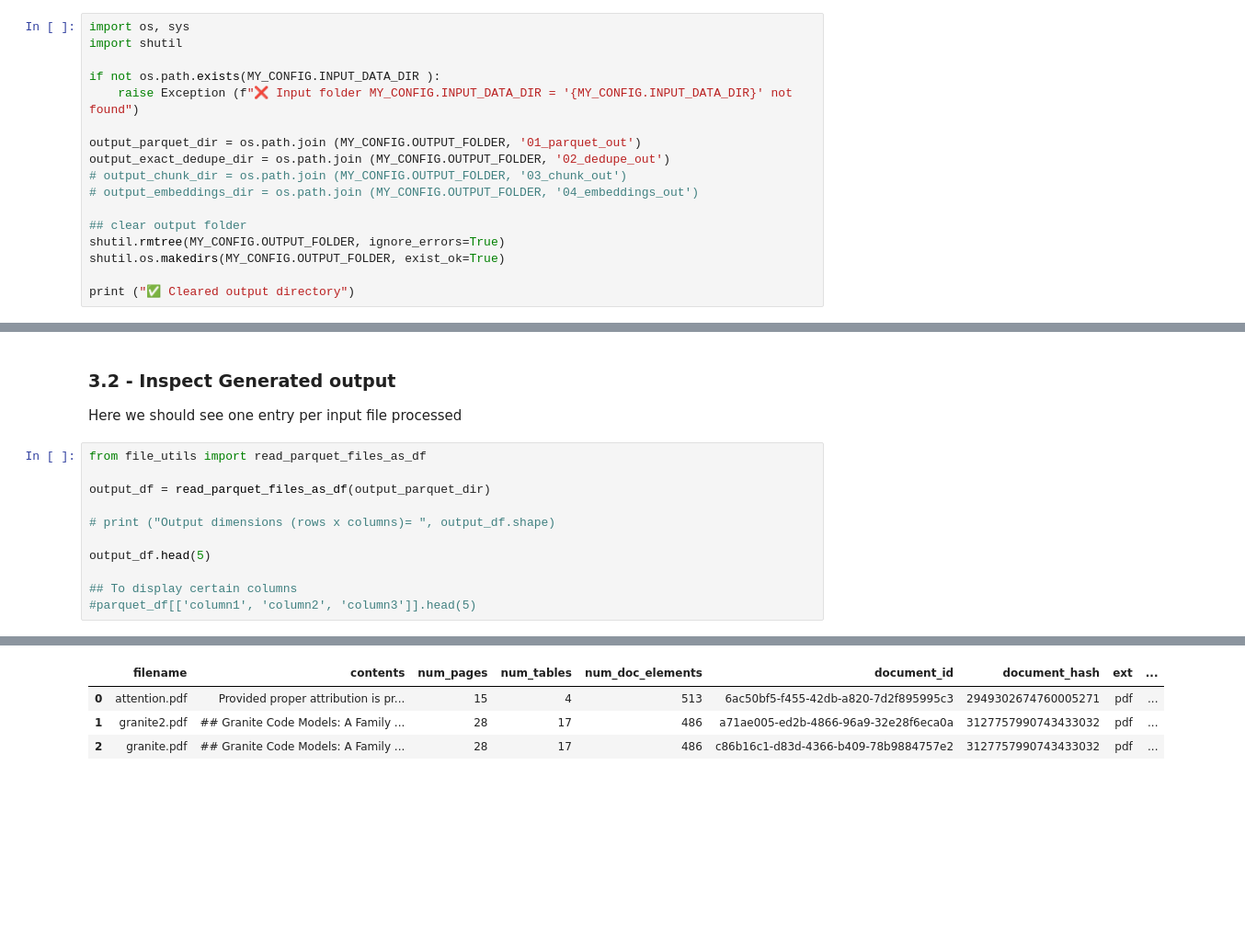
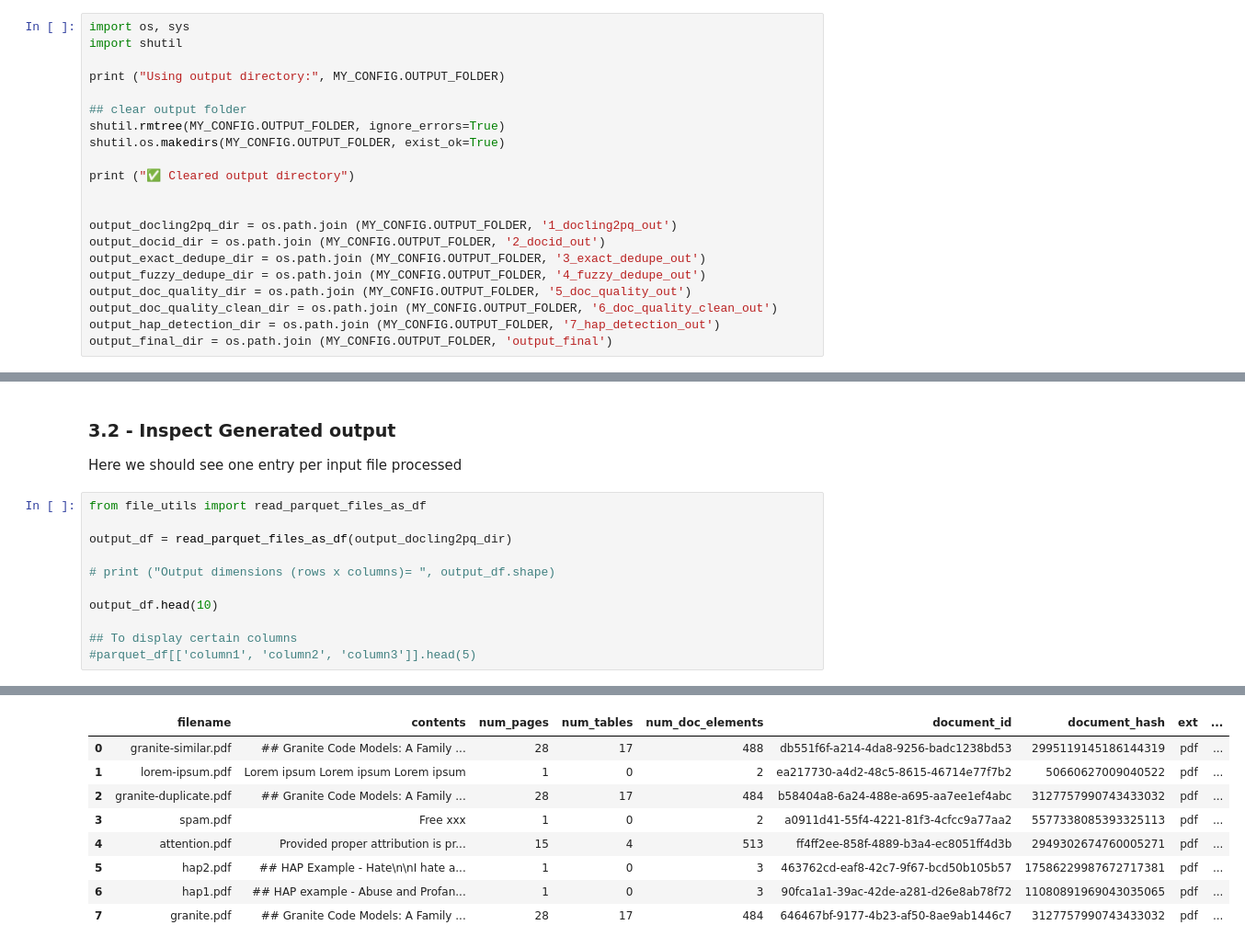
Before and after one commit to sujee/data-prep-kit-examples, a Jupyter notebook: rag-pdf-1/1_dpk_process_python.ipynb, the cells around one changed output, grey strips where cells are left out. Shown at 92% size. Drawn from its saved outputs; the diff is of its cells as text; blank space fills up the shorter version.

Commit message:
big update to rag-pdf-1
- adding more variety of data to illustrate dpk capabilities
- using LiteLLM for running remote embeddings
- updated docs

```diff
--- a/rag-pdf-1/1_dpk_process_python.ipynb
+++ b/rag-pdf-1/1_dpk_process_python.ipynb
@@ -67,17 +66,21 @@ Using input data: ../data/papers
 import os, sys
 import shutil
 
-if not os.path.exists(MY_CONFIG.INPUT_DATA_DIR ):
-    raise Exception (f"❌ Input folder MY_CONFIG.INPUT_DATA_DIR = '{MY_CONFIG.INPUT_DATA_DIR}' not found")
-
-output_parquet_dir = os.path.join (MY_CONFIG.OUTPUT_FOLDER, '01_parquet_out')
-output_exact_dedupe_dir = os.path.join (MY_CONFIG.OUTPUT_FOLDER, '02_dedupe_out')
-# output_chunk_dir = os.path.join (MY_CONFIG.OUTPUT_FOLDER, '03_chunk_out')
-# output_embeddings_dir = os.path.join (MY_CONFIG.OUTPUT_FOLDER, '04_embeddings_out')
+print ("Using output directory:", MY_CONFIG.OUTPUT_FOLDER)
 
 ## clear output folder
 shutil.rmtree(MY_CONFIG.OUTPUT_FOLDER, ignore_errors=True)
 shutil.os.makedirs(MY_CONFIG.OUTPUT_FOLDER, exist_ok=True)
 
 print ("✅ Cleared output directory")
+
+
+output_docling2pq_dir = os.path.join (MY_CONFIG.OUTPUT_FOLDER, '1_docling2pq_out')
+output_docid_dir = os.path.join (MY_CONFIG.OUTPUT_FOLDER, '2_docid_out')
+output_exact_dedupe_dir = os.path.join (MY_CONFIG.OUTPUT_FOLDER, '3_exact_dedupe_out')
+output_fuzzy_dedupe_dir = os.path.join (MY_CONFIG.OUTPUT_FOLDER, '4_fuzzy_dedupe_out')
+output_doc_quality_dir = os.path.join (MY_CONFIG.OUTPUT_FOLDER, '5_doc_quality_out')
+output_doc_quality_clean_dir = os.path.join (MY_CONFIG.OUTPUT_FOLDER, '6_doc_quality_clean_out')
+output_hap_detection_dir = os.path.join (MY_CONFIG.OUTPUT_FOLDER, '7_hap_detection_out')
+output_final_dir = os.path.join (MY_CONFIG.OUTPUT_FOLDER, 'output_final')
 # %% [output]
@@ -137,11 +141,11 @@ Here we should see one entry per input file processed
 # %%
 from file_utils import read_parquet_files_as_df
 
-output_df = read_parquet_files_as_df(output_parquet_dir)
+output_df = read_parquet_files_as_df(output_docling2pq_dir)
 
 # print ("Output dimensions (rows x columns)= ", output_df.shape)
 
-output_df.head(5)
+output_df.head(10)
 
 ## To display certain columns
 #parquet_df[['column1', 'column2', 'column3']].head(5)
@@ -150,4 +154,9 @@ Successfully read 3 parquet files with 3 total rows
 |  | filename | contents | num_pages | num_tables | num_doc_elements | document_id | document_hash | ext | ... |
-| 0 | attention.pdf | Provided proper attribution is pr... | 15 | 4 | 513 | 6ac50bf5-f455-42db-a820-7d2f895995c3 | 2949302674760005271 | pdf | ... |
-| 1 | granite2.pdf | ## Granite Code Models: A Family ... | 28 | 17 | 486 | a71ae005-ed2b-4866-96a9-32e28f6eca0a | 3127757990743433032 | pdf | ... |
-| 2 | granite.pdf | ## Granite Code Models: A Family ... | 28 | 17 | 486 | c86b16c1-d83d-4366-b409-78b9884757e2 | 3127757990743433032 | pdf | ... |
+| 0 | granite-similar.pdf | ## Granite Code Models: A Family ... | 28 | 17 | 488 | db551f6f-a214-4da8-9256-badc1238bd53 | 2995119145186144319 | pdf | ... |
+| 1 | lorem-ipsum.pdf | Lorem ipsum Lorem ipsum Lorem ipsum | 1 | 0 | 2 | ea217730-a4d2-48c5-8615-46714e77f7b2 | 50660627009040522 | pdf | ... |
+| 2 | granite-duplicate.pdf | ## Granite Code Models: A Family ... | 28 | 17 | 484 | b58404a8-6a24-488e-a695-aa7ee1ef4abc | 3127757990743433032 | pdf | ... |
+| 3 | spam.pdf | Free xxx | 1 | 0 | 2 | a0911d41-55f4-4221-81f3-4cfcc9a77aa2 | 5577338085393325113 | pdf | ... |
+| 4 | attention.pdf | Provided proper attribution is pr... | 15 | 4 | 513 | ff4ff2ee-858f-4889-b3a4-ec8051ff4d3b | 2949302674760005271 | pdf | ... |
+| 5 | hap2.pdf | ## HAP Example - Hate\n\nI hate a... | 1 | 0 | 3 | 463762cd-eaf8-42c7-9f67-bcd50b105b57 | 17586229987672717381 | pdf | ... |
+| 6 | hap1.pdf | ## HAP example - Abuse and Profan... | 1 | 0 | 3 | 90fca1a1-39ac-42de-a281-d26e8ab78f72 | 11080891969043035065 | pdf | ... |
+| 7 | granite.pdf | ## Granite Code Models: A Family ... | 28 | 17 | 484 | 646467bf-9177-4b23-af50-8ae9ab1446c7 | 3127757990743433032 | pdf | ... |
```
Also changed, not shown: parts of 42 cells of this notebook, 16 other files.
